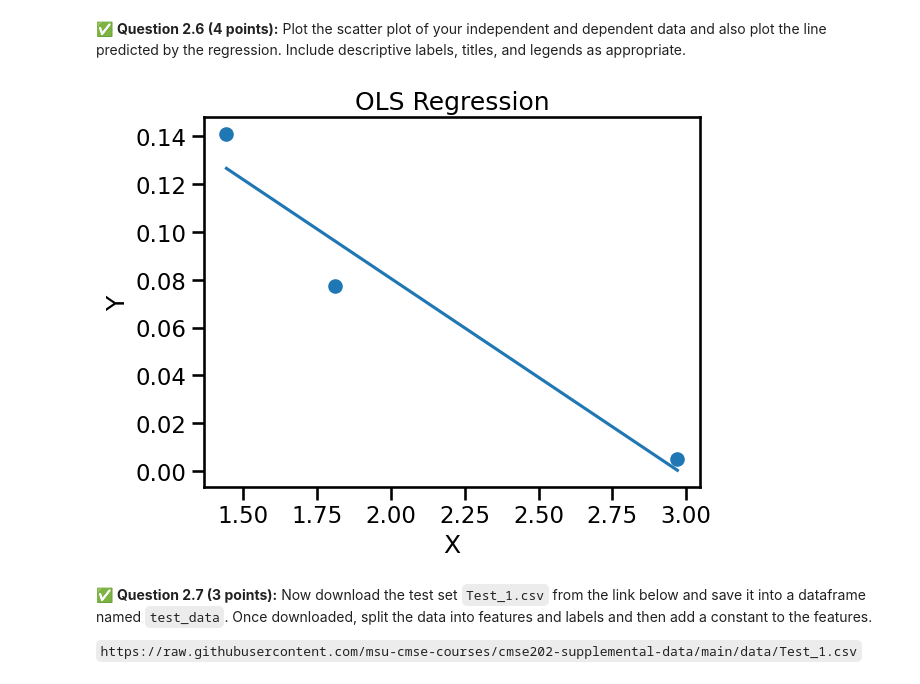
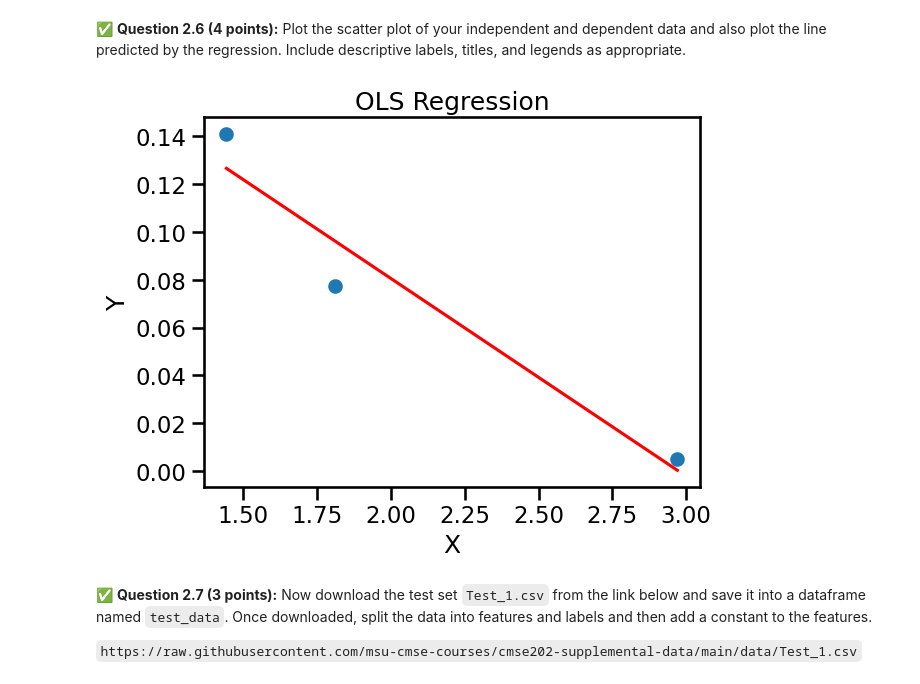
Before and after one commit to MrBay39/CMSE202-S-26-TurnIn, a Jupyter notebook: hw-03/HW-03_Regression-S26-Steven_Goller.ipynb, the cells around one changed output. Drawn from its saved outputs; the diff is of its cells as text; code cells hidden in the pictures.

```diff
--- a/hw-03/HW-03_Regression-S26-Steven_Goller.ipynb
+++ b/hw-03/HW-03_Regression-S26-Steven_Goller.ipynb
@@ -173,14 +173,14 @@ Notes:
 # %%
 y_predict = results.predict(x_constant)
 
 plt.scatter(x, y)
-plt.plot(x, y_predict)
+plt.plot(x, y_predict, color = "red")
 plt.xlabel("X")
 plt.ylabel("Y")
 plt.title("OLS Regression")
 plt.show()
 # %% [output]
-[figure, old version]
+[figure, new version]
 # %% [markdown]
 &#9989; **Question 2.7 (3 points):** Now download the test set `Test_1.csv` from the link below and save it into a dataframe named `test_data`. Once downloaded, split the data into features and labels and then add a constant to the features.
 
```
Also changed, not shown: parts of 9 cells of this notebook.
